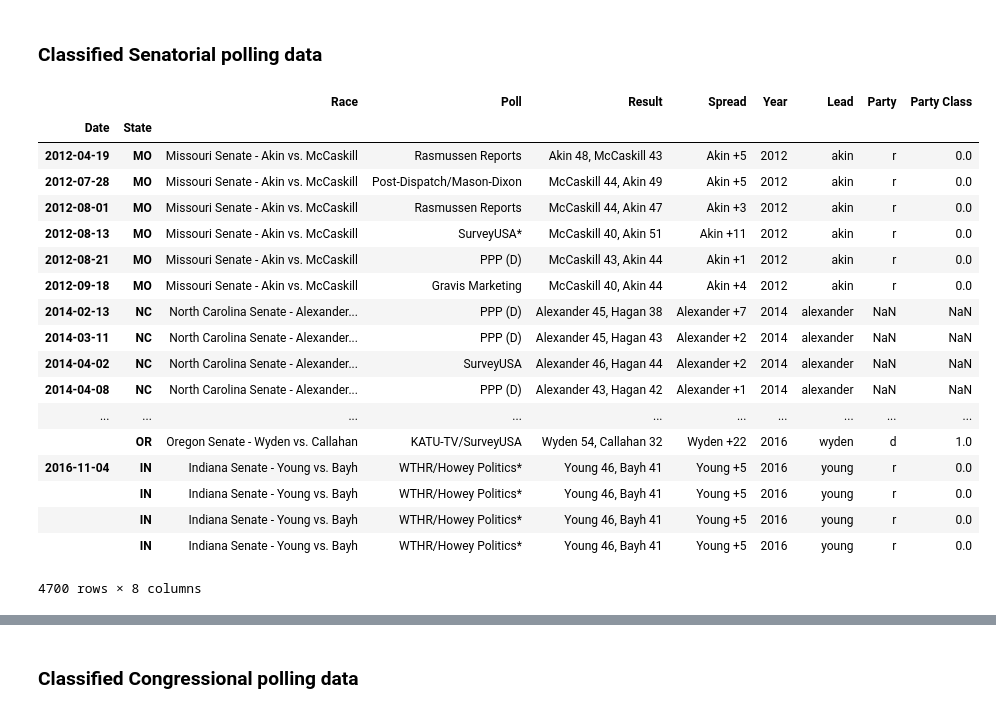
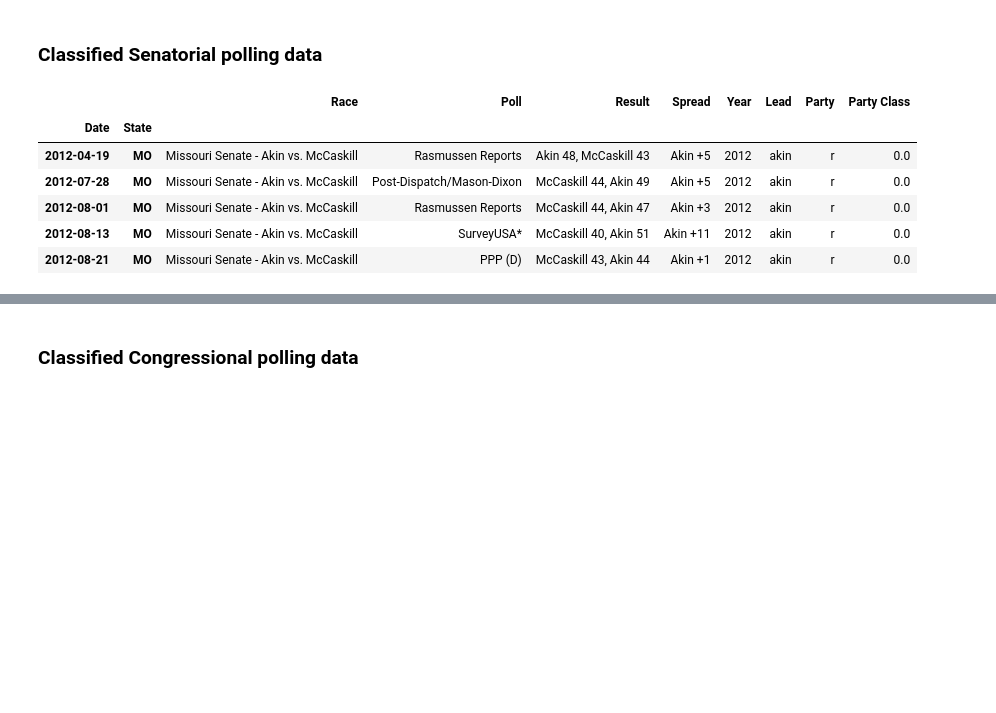
Before and after one commit to Nlorio/election-forecast, a Jupyter notebook: notebooks/DemocratRepublican_Classification.ipynb, the cells around one changed output, grey strips where cells are left out. Cells and saved outputs as stored; diff of their text form; code cells hidden in the pictures; blank space fills up the shorter version.

```diff
--- a/notebooks/DemocratRepublican_Classification.ipynb
+++ b/notebooks/DemocratRepublican_Classification.ipynb
@@ -34,7 +34,6 @@ def make_pretty_RCP(CSV_list):
     clean_dfs = []
     for csv in CSV_list:
         df = read_csv(csv)
-        df = df.drop(['Unnamed: 0'], axis=1)
         df['Date'] = to_datetime(df['Date'])
         df['Year'] = df['Year'].astype(int)
         df.columns = ['Race','Poll','Result','Spread','Date','Year']
@@ -42,7 +41,7 @@ def make_pretty_RCP(CSV_list):
         clean_dfs.append(df)
     return clean_dfs
 
-clean_dfs = make_pretty_RCP(['RCP_governor.csv','RCP_senate.csv','RCP_house.csv'])
+clean_dfs = make_pretty_RCP(['RCP_governor_Final.csv','RCP_senate_Final.csv','RCP_house_Final.csv'])
 gov_df, sen_df, house_df = clean_dfs[0], clean_dfs[1], clean_dfs[2]
 
 # This format is consistent for all dfs
@@ -133,8 +132,8 @@ def Party_Classification(RCP_df, win_df, states_dict):
     RCP_df['JI'] = RCP_df['Lead']+' '+RCP_df['State']
 
     # Join RCP_df to win_df on JI
-    RCP_df = RCP_df.set_index('JI').join(win_df.set_index('JI')).set_index('Date')
-    RCP_df = RCP_df.reset_index().set_index(['Date', 'State'])
+    RCP_df = RCP_df.set_index('JI').join(win_df.set_index('JI')).drop_duplicates()
+    RCP_df = RCP_df.set_index(['Date', 'State'])
 
     # Democrat=1, Republican=0, nans stay as is
     ind = party_class(RCP_df)
@@ -186,24 +173,12 @@ gov_df_c
 ### Classified Senatorial polling data
 # %%
 sen_df_c = Party_Classification(sen_df, all_win, states_dict)
-sen_df_c
+sen_df_c.head()
 # %% [output]
 |  |  | Race | Poll | Result | Spread | Year | Lead | Party | Party Class |
 | Date | State |  |  |  |  |  |  |  |  |
 | 2012-04-19 | MO | Missouri Senate - Akin vs. McCaskill | Rasmussen Reports | Akin 48, McCaskill 43 | Akin +5 | 2012 | akin | r | 0.0 |
 | 2012-07-28 | MO | Missouri Senate - Akin vs. McCaskill | Post-Dispatch/Mason-Dixon | McCaskill 44, Akin 49 | Akin +5 | 2012 | akin | r | 0.0 |
 | 2012-08-01 | MO | Missouri Senate - Akin vs. McCaskill | Rasmussen Reports | McCaskill 44, Akin 47 | Akin +3 | 2012 | akin | r | 0.0 |
 | 2012-08-13 | MO | Missouri Senate - Akin vs. McCaskill | SurveyUSA* | McCaskill 40, Akin 51 | Akin +11 | 2012 | akin | r | 0.0 |
 | 2012-08-21 | MO | Missouri Senate - Akin vs. McCaskill | PPP (D) | McCaskill 43, Akin 44 | Akin +1 | 2012 | akin | r | 0.0 |
-| 2012-09-18 | MO | Missouri Senate - Akin vs. McCaskill | Gravis Marketing | McCaskill 40, Akin 44 | Akin +4 | 2012 | akin | r | 0.0 |
-| 2014-02-13 | NC | North Carolina Senate - Alexander... | PPP (D) | Alexander 45, Hagan 38 | Alexander +7 | 2014 | alexander | NaN | NaN |
-| 2014-03-11 | NC | North Carolina Senate - Alexander... | PPP (D) | Alexander 45, Hagan 43 | Alexander +2 | 2014 | alexander | NaN | NaN |
-| 2014-04-02 | NC | North Carolina Senate - Alexander... | SurveyUSA | Alexander 46, Hagan 44 | Alexander +2 | 2014 | alexander | NaN | NaN |
-| 2014-04-08 | NC | North Carolina Senate - Alexander... | PPP (D) | Alexander 43, Hagan 42 | Alexander +1 | 2014 | alexander | NaN | NaN |
-| ... | ... | ... | ... | ... | ... | ... | ... | ... | ... |
-|  | OR | Oregon Senate - Wyden vs. Callahan | KATU-TV/SurveyUSA | Wyden 54, Callahan 32 | Wyden +22 | 2016 | wyden | d | 1.0 |
-| 2016-11-04 | IN | Indiana Senate - Young vs. Bayh | WTHR/Howey Politics* | Young 46, Bayh 41 | Young +5 | 2016 | young | r | 0.0 |
-|  | IN | Indiana Senate - Young vs. Bayh | WTHR/Howey Politics* | Young 46, Bayh 41 | Young +5 | 2016 | young | r | 0.0 |
-|  | IN | Indiana Senate - Young vs. Bayh | WTHR/Howey Politics* | Young 46, Bayh 41 | Young +5 | 2016 | young | r | 0.0 |
-|  | IN | Indiana Senate - Young vs. Bayh | WTHR/Howey Politics* | Young 46, Bayh 41 | Young +5 | 2016 | young | r | 0.0 |
-4700 rows × 8 columns
```
Also changed, not shown: parts of 7 cells of this notebook.
